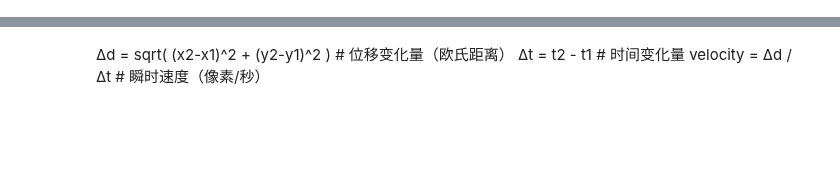
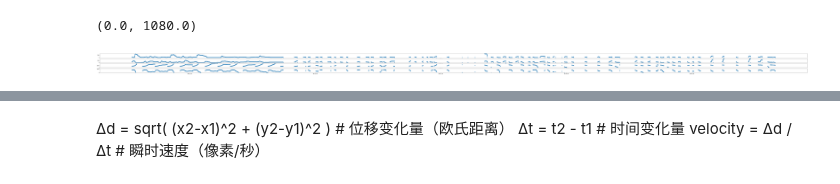
Before and after one commit to ZHTis/count, a Jupyter notebook: datacolin/colin_mouse.ipynb, the cells around one changed output, grey strips where cells are left out. Saved outputs shown, nothing was run; the diff lists cells and outputs as text; code cells hidden in the pictures; blank space fills up the shorter version.

```diff
--- a/datacolin/colin_mouse.ipynb
+++ b/datacolin/colin_mouse.ipynb
@@ -37,8 +37,10 @@ C:/Users/ZHT/Documents/dataProcess/Smog_mouse\Ziyi.json
 import glob
 import pandas as pd
 
-path = 'C:/Users/ZHT/Documents/dataProcess/Smog_frame'
+path = '/Users/rubythurs/Documents/dataProcess/smogFrame/'
+#'C:/Users/ZHT/Documents/dataProcess/Smog_frame'
 files  = glob.glob(path + '/*.json')
+files = sorted(files)
 smog_frame =[]
 
 for file in files:
@@ -67,27 +110,24 @@ C:/Users/ZHT/Documents/dataProcess/Smog_mouse\Heting.json
 # %%
+smogf = smog_frame[individual]['df'].copy()
+smogf = smogf[smogf['ponPos'].apply(lambda x: x != [])]
+
 def framePonSplit(i,df):
     df[f'{i}_ponX'] = df['ponPos'].apply(lambda x: x[i]['X'])
     df[f'{i}_ponY'] = df['ponPos'].apply(lambda x: x[i]['Y'])
+    df[f'{i}_tarX'] = df['targetpos'].apply(lambda x: x[i]['X'])
+    df[f'{i}_tarY'] = df['targetpos'].apply(lambda x: x[i]['Y'])
+
+    return df
     #print(df.shape)
 
-df =  smog_frame[0]['df']
-df = df[df['ponPos'].apply(lambda x: x != [])]
-df.reset_index(inplace=True)
+smogf.reset_index(inplace=True)
 for i in range(5):
-    framePonSplit(i,df)
-
-smogframe0 = df
-tkept = smogframe0['timeStamp']
-
-#pd.options.mode.chained_assignment = None
-df = smog_mouse[0]['df']
-mouse = df[df['timestamp'].isin(tkept)]
-mouse['mouseX'] = mouse['mousePOs'].apply(lambda x: x['X'])
-mouse['mouseY'] = mouse['mousePOs'].apply(lambda x: x['Y'])
-mouse['timeStamp']=mouse['timestamp']
-mouse_frame_merge = pd.merge(mouse, smogframe0, on='timeStamp')
+    df = framePonSplit(i,smogf)
 
 def mergeclean(i,mouse_frame_merge):
-    return  mouse_frame_merge[['timeStamp','mouseX','mouseY',f'{i}_ponX',f'{i}_ponY']]
+    return  mouse_frame_merge[['timeStamp','mouseX','mouseY',
+                               f'{i}_tarX',f'{i}_tarY']]
+                               #f'{i}_ponX',f'{i}_ponY']]
 
+mouse_frame_merge = pd.merge(mouse, smogf, on='timeStamp')
 merge1 = mergeclean(1,mouse_frame_merge)
@@ -111,0 +134,15 @@ See the caveats in the documentation: https://pandas.pydata.org/pandas-docs/stab
+# %%
+import matplotlib.pyplot as plt
+#import mpld3
+#mpld3.enable_notebook()
+m =merge1
+fig, ax = plt.subplots(4,1, figsize=(150, 4))
+ax[0].scatter(m['timeStamp'],m['mouseX'])
+ax[1].scatter(m['timeStamp'],m['mouseY'])
+ax[2].scatter(m['timeStamp'],m['1_ponX'])
+ax[2].set_ylim(0, 1920)
+ax[3].scatter(m['timeStamp'],m['1_ponY'])
+ax[3].set_ylim(0, 1080)
+# %% [output]
+(0.0, 1080.0)
+[figure, added]
```
Also changed, not shown: parts of 16 cells of this notebook, 4 other files.
